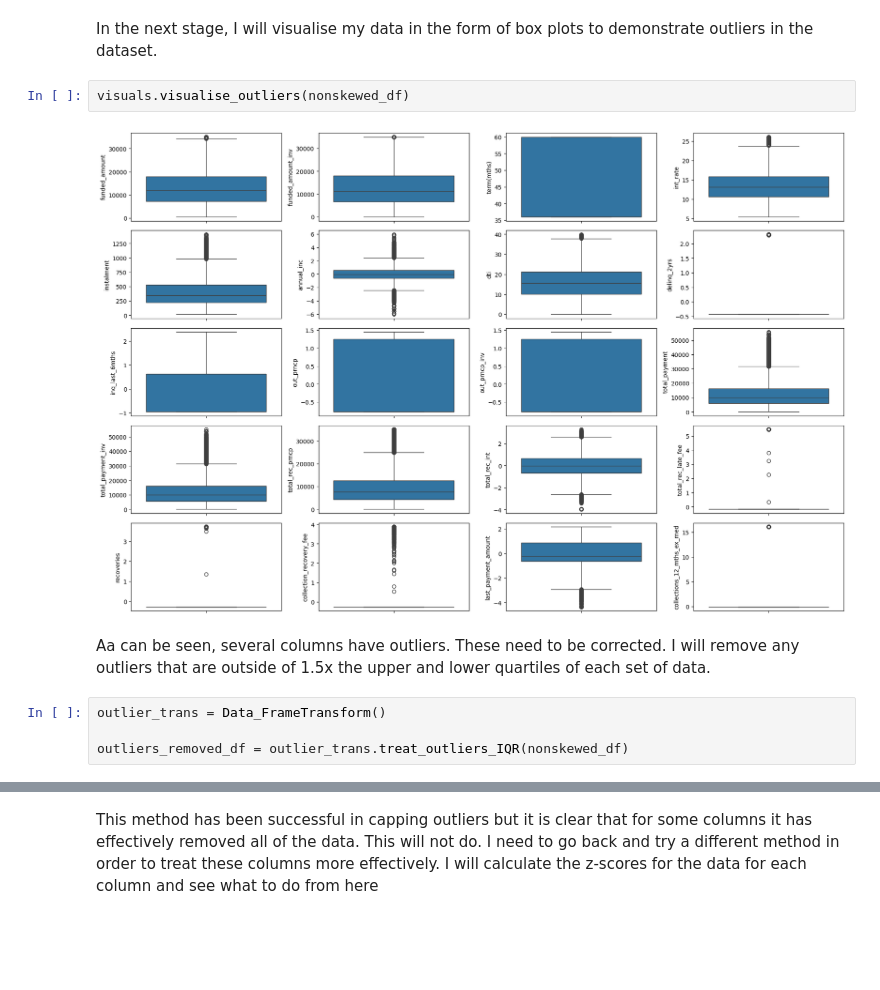
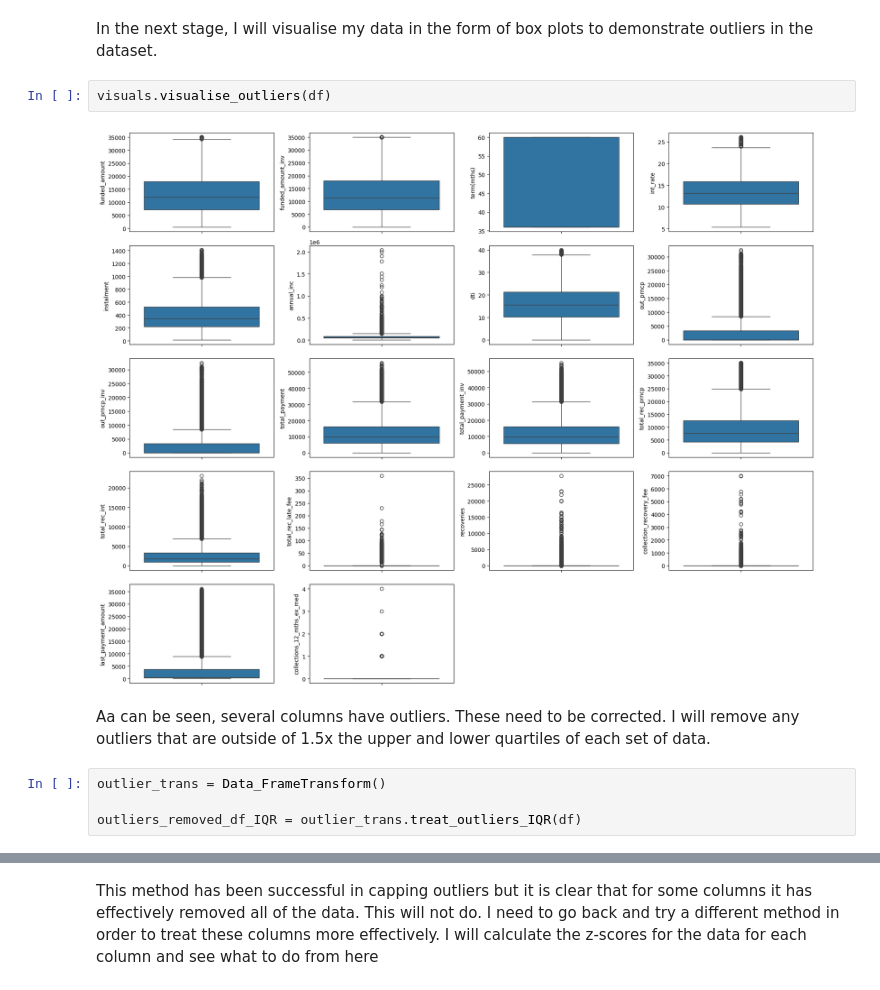
Before and after one commit to balany1/exploratory-data-analysis---customer-loans-in-finance152, a Jupyter notebook: eda.ipynb, the cells around one changed output, grey strips where cells are left out. Saved outputs shown, nothing was run; the diff lists cells and outputs as text; blank space fills up the shorter version.

```diff
--- a/eda.ipynb
+++ b/eda.ipynb
@@ -350,12 +359,12 @@ The shape of the distributions now indicates that the skew has been corrected.
 # %% [markdown]
 In the next stage, I will visualise my data in the form of box plots to demonstrate outliers in the dataset.
 # %%
-visuals.visualise_outliers(nonskewed_df)
+visuals.visualise_outliers(df)
 # %% [output]
-[figure, old version]
+[figure, new version]
 # %% [markdown]
 Aa can be seen, several columns have outliers. These need to be corrected. I will remove any outliers that are outside of 1.5x the upper and lower quartiles of each set of data.
 # %%
 outlier_trans = Data_FrameTransform()
 
-outliers_removed_df = outlier_trans.treat_outliers_IQR(nonskewed_df)
+outliers_removed_df_IQR = outlier_trans.treat_outliers_IQR(df)
```
Also changed, not shown: parts of 17 cells of this notebook, 11 other files.
